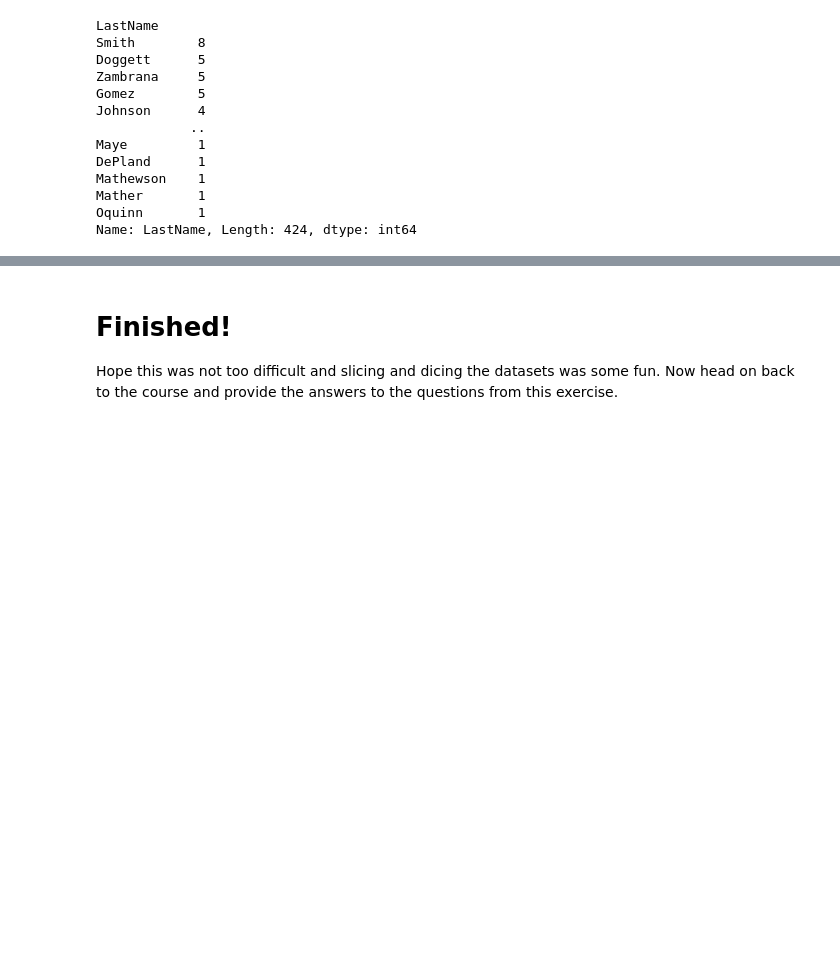
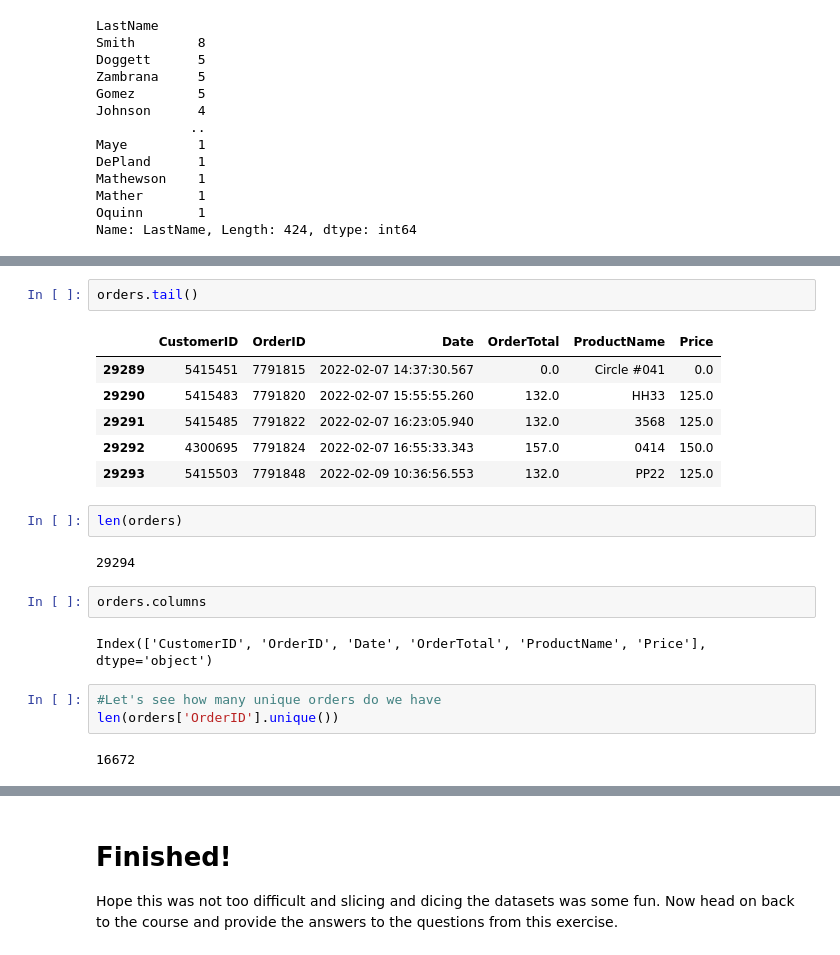
Before and after one commit to Alice9th/Python_Challenges, a Jupyter notebook: customers_and_orders/customers_and_orders.ipynb, the cells around one changed output, grey strips where cells are left out. Saved outputs shown, nothing was run; the diff lists cells and outputs as text; blank space fills up the shorter version.

```diff
--- a/customers_and_orders/customers_and_orders.ipynb
+++ b/customers_and_orders/customers_and_orders.ipynb
@@ -281,0 +295,22 @@ Once you get your answers, remember to go back to the course and introduce them
+# %%
+orders.tail()
+# %% [output]
+|  | CustomerID | OrderID | Date | OrderTotal | ProductName | Price |
+| 29289 | 5415451 | 7791815 | 2022-02-07 14:37:30.567 | 0.0 | Circle #041 | 0.0 |
+| 29290 | 5415483 | 7791820 | 2022-02-07 15:55:55.260 | 132.0 | HH33 | 125.0 |
+| 29291 | 5415485 | 7791822 | 2022-02-07 16:23:05.940 | 132.0 | 3568 | 125.0 |
+| 29292 | 4300695 | 7791824 | 2022-02-07 16:55:33.343 | 157.0 | 0414 | 150.0 |
+| 29293 | 5415503 | 7791848 | 2022-02-09 10:36:56.553 | 132.0 | PP22 | 125.0 |
+# %%
+len(orders)
+# %% [output]
+29294
+# %%
+orders.columns
+# %% [output]
+Index(['CustomerID', 'OrderID', 'Date', 'OrderTotal', 'ProductName', 'Price'], dtype='object')
+# %%
+#Let's see how many unique orders do we have
+len(orders['OrderID'].unique())
+# %% [output]
+16672
```
Also changed, not shown: parts of 4 cells of this notebook.
